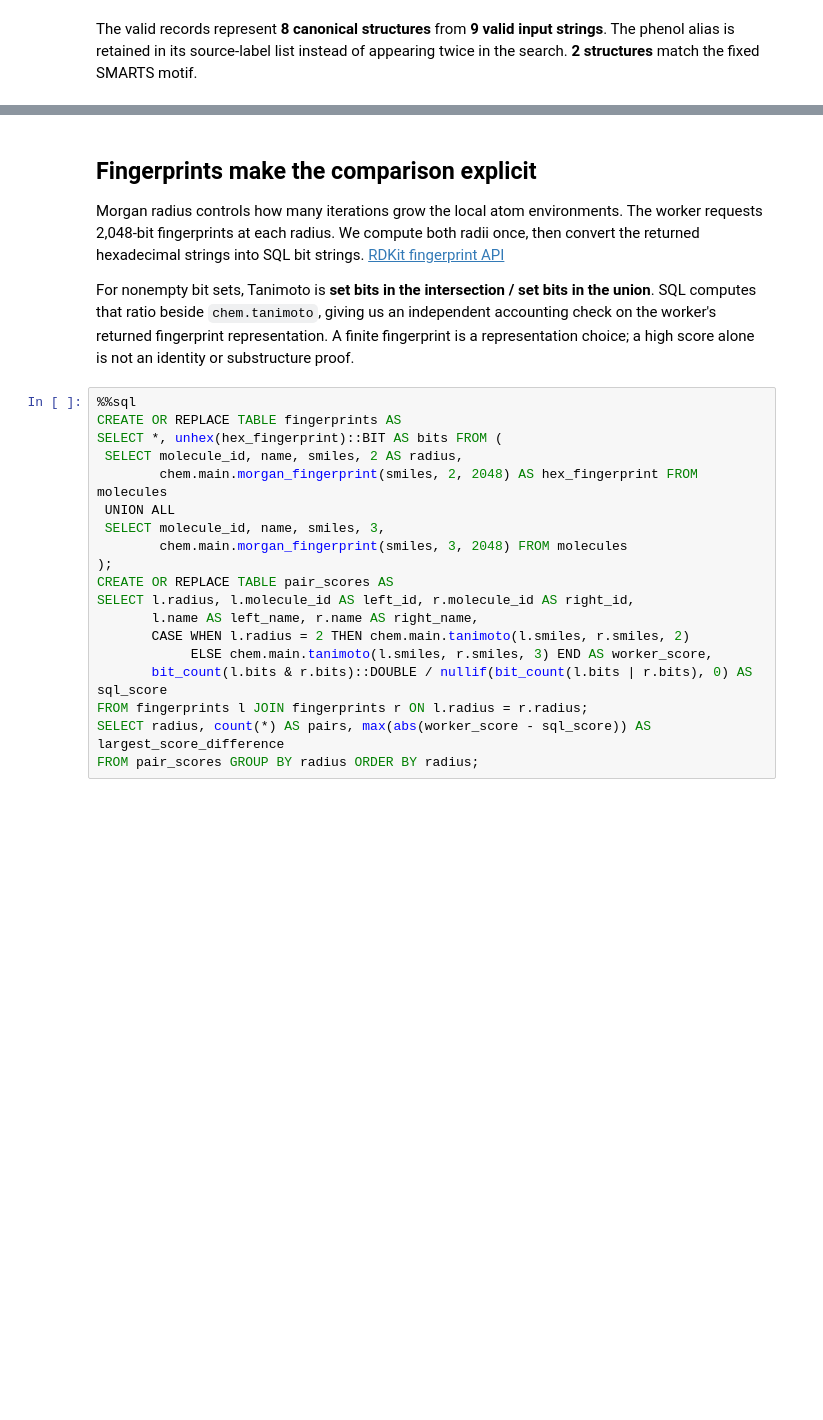
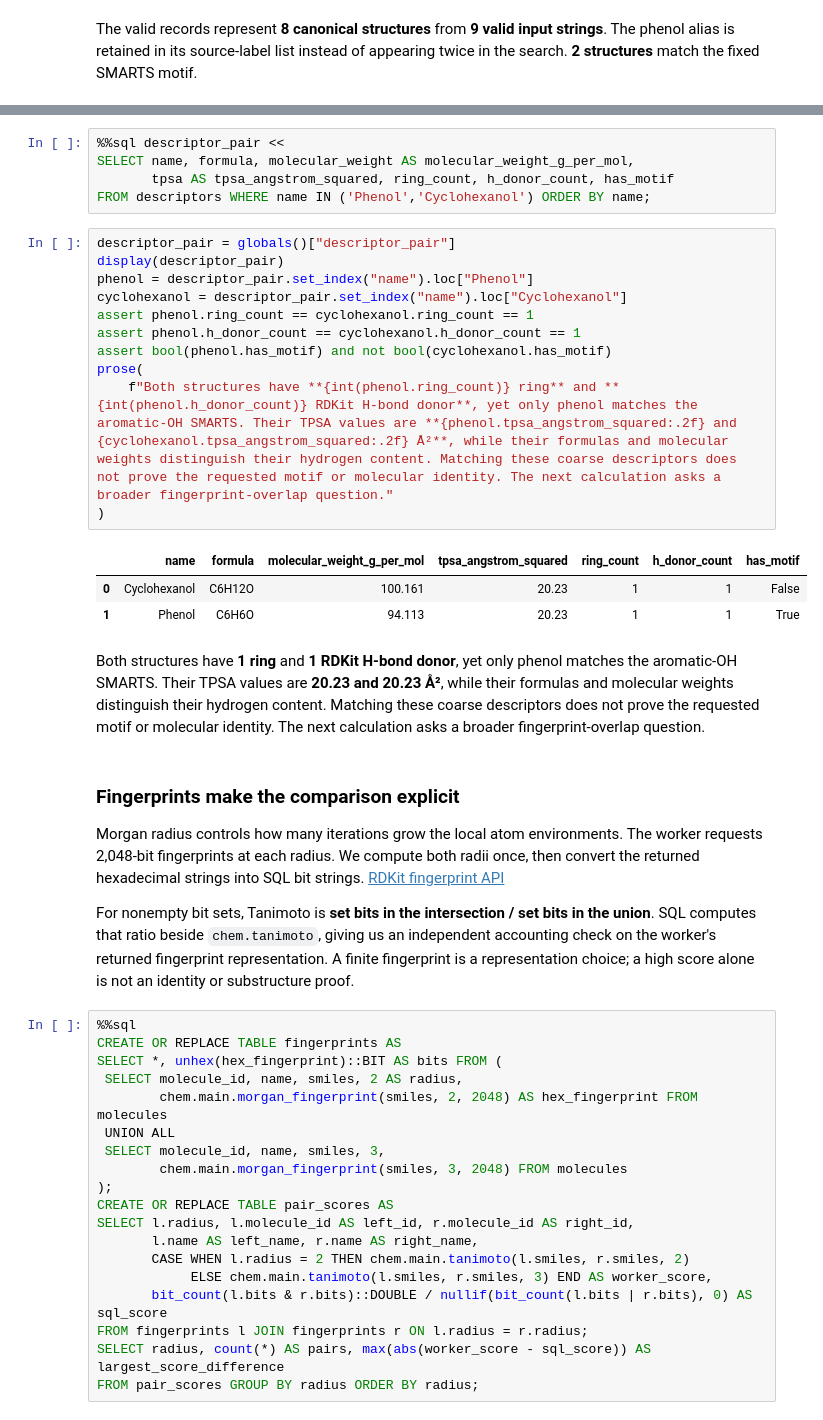
Before and after one commit to Query-farm/vgi-chem, a Jupyter notebook: notebooks/01_similarity_depends_on_the_fingerprint.ipynb, the cells around one changed output, grey strips where cells are left out. Cells and saved outputs as stored; diff of their text form; blank space fills up the shorter version.

```diff
--- a/notebooks/01_similarity_depends_on_the_fingerprint.ipynb
+++ b/notebooks/01_similarity_depends_on_the_fingerprint.ipynb
@@ -174,5 +176,26 @@ The valid records represent **8 canonical structures** from **9 valid input stri
+# %%
+%%sql descriptor_pair <<
+SELECT name, formula, molecular_weight AS molecular_weight_g_per_mol,
+       tpsa AS tpsa_angstrom_squared, ring_count, h_donor_count, has_motif
+FROM descriptors WHERE name IN ('Phenol','Cyclohexanol') ORDER BY name;
+# %%
+descriptor_pair = globals()["descriptor_pair"]
+display(descriptor_pair)
+phenol = descriptor_pair.set_index("name").loc["Phenol"]
+cyclohexanol = descriptor_pair.set_index("name").loc["Cyclohexanol"]
+assert phenol.ring_count == cyclohexanol.ring_count == 1
+assert phenol.h_donor_count == cyclohexanol.h_donor_count == 1
+assert bool(phenol.has_motif) and not bool(cyclohexanol.has_motif)
+prose(
+    f"Both structures have **{int(phenol.ring_count)} ring** and **{int(phenol.h_donor_count)} RDKit H-bond donor**, yet only phenol matches the aromatic-OH SMARTS. Their TPSA values are **{phenol.tpsa_angstrom_squared:.2f} and {cyclohexanol.tpsa_angstrom_squared:.2f} Å²**, while their formulas and molecular weights distinguish their hydrogen content. Matching these coarse descriptors does not prove the requested motif or molecular identity. The next calculation asks a broader fingerprint-overlap question."
+)
+# %% [output]
+|  | name | formula | molecular_weight_g_per_mol | tpsa_angstrom_squared | ring_count | h_donor_count | has_motif |
+| 0 | Cyclohexanol | C6H12O | 100.161 | 20.23 | 1 | 1 | False |
+| 1 | Phenol | C6H6O | 94.113 | 20.23 | 1 | 1 | True |
+Both structures have **1 ring** and **1 RDKit H-bond donor**, yet only phenol matches the aromatic-OH SMARTS. Their TPSA values are **20.23 and 20.23 Å²**, while their formulas and molecular weights distinguish their hydrogen content. Matching these coarse descriptors does not prove the requested motif or molecular identity. The next calculation asks a broader fingerprint-overlap question.
 # %% [markdown]
-## Fingerprints make the comparison explicit
+### Fingerprints make the comparison explicit
 
 Morgan radius controls how many iterations grow the local atom environments.
 The worker requests 2,048-bit fingerprints at each radius. We compute both radii
```
Also changed, not shown: parts of 21 cells of this notebook, 12 other files.
